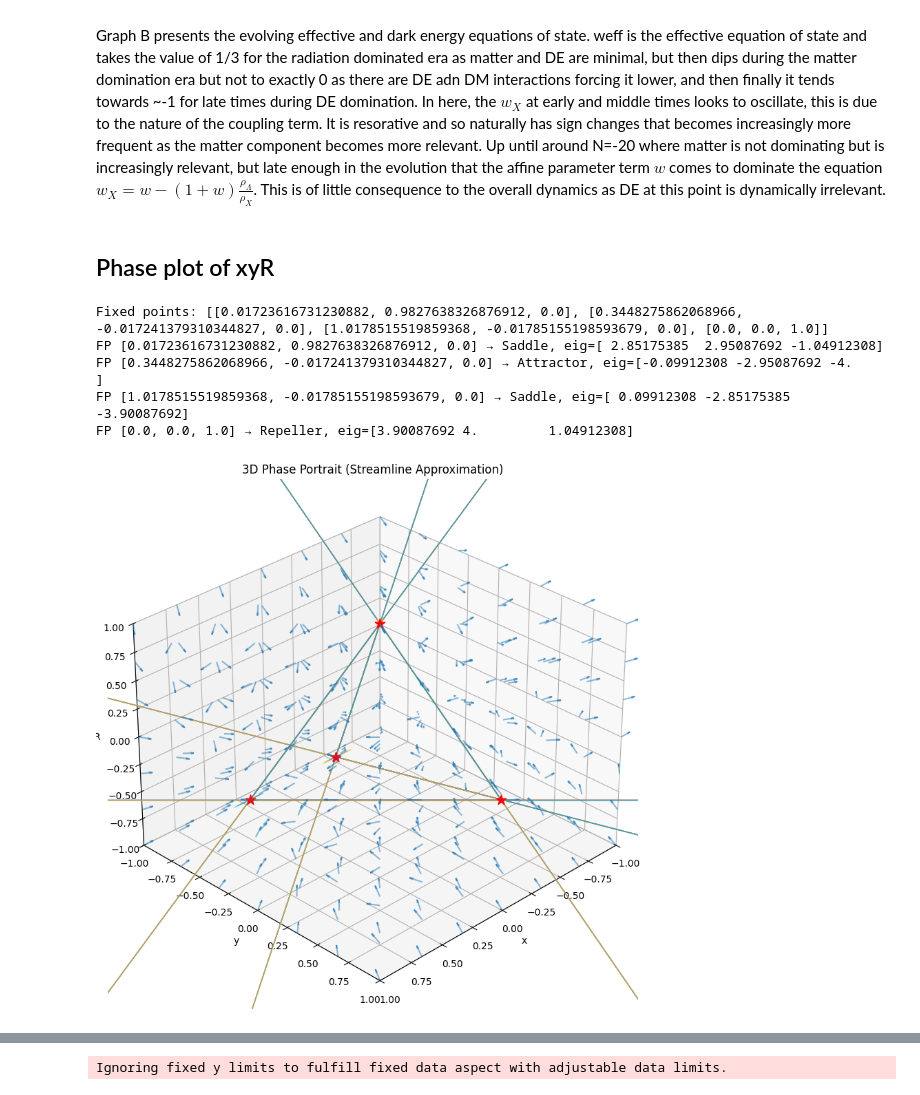
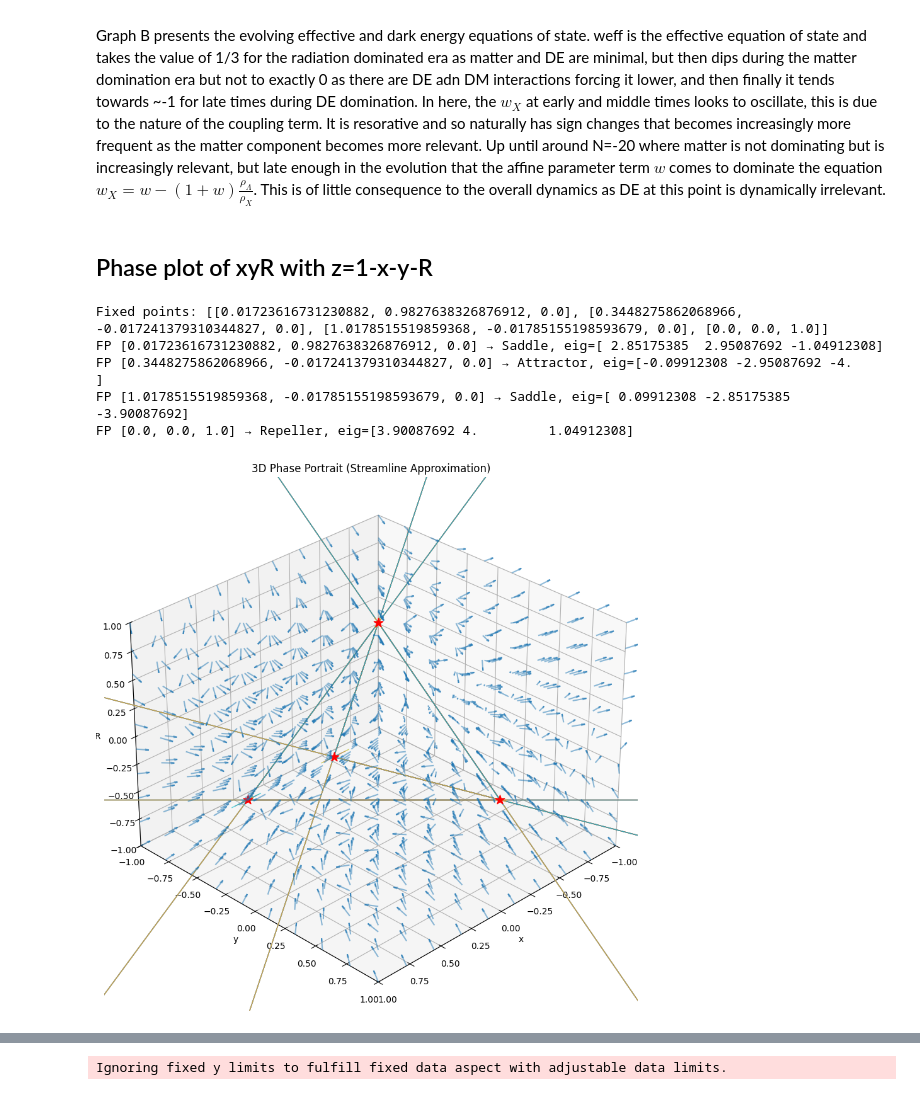
Before and after one commit to up2107120/Dynamical-systems-of-DE, a Jupyter notebook: Affine DE+DM liquid model.ipynb, the cells around one changed output, grey strips where cells are left out. Drawn from its saved outputs; the diff is of its cells as text; code cells hidden in the pictures.

```diff
--- a/Affine DE+DM liquid model.ipynb
+++ b/Affine DE+DM liquid model.ipynb
@@ -583,21 +1010,15 @@ Graph A shows the combined evolution of the radiation, matter and dynamical dark
 
 Graph B presents the evolving effective and dark energy equations of state. weff is the effective equation of state and takes the value of 1/3 for the radiation dominated era as matter and DE are minimal, but then dips during the matter domination era but not to exactly 0 as there are DE adn DM interactions forcing it lower, and then finally it tends towards ~-1 for late times during DE domination. In here, the $w_X$ at early and middle times looks to oscillate, this is due to the nature of the coupling term. It is resorative and so naturally has sign changes that becomes increasingly more frequent as the matter component becomes more relevant. Up until around N=-20 where matter is not dominating but is increasingly relevant, but late enough in the evolution that the affine parameter term $w$ comes to dominate the equation $w_X=w-(1+w)\frac{\rho_\Lambda}{\rho_X}$. This is of little consequence to the overall dynamics as DE at this point is dynamically irrelevant.
 # %% [markdown]
-## Phase plot of xyR
+## Phase plot of xyR with z=1-x-y-R
 # %%
 import numpy as np
 import matplotlib.pyplot as plt
 from scipy.integrate import solve_ivp
 import sympy as sp
 
-# -----------------------------
-# PARAMETERS
-# -----------------------------
 w, q = -0.95, 0.05
 
-# -----------------------------
-# SYSTEM
-# -----------------------------
 def system(t, vars):
     x, y, R = vars
 
@@ -607,31 +1028,22 @@ def system(t, vars):
 
     return [dx, dy, dR]
 
-# -----------------------------
-# TIME
-# -----------------------------
 simulationTime = np.linspace(0, -50, 2000)
 
-# -----------------------------
-# MAIN PLOT FUNCTION
-# -----------------------------
+
 def phase_plot_3D():
 
-    fig = plt.figure(figsize=(10,10))
+    fig = plt.figure(figsize=(11,11))
     ax = fig.add_subplot(111, projection='3d')
 
     ax.set_title("3D Phase Portrait (Streamline Approximation)")
     ax.set_xlabel("x")
     ax.set_ylabel("y")
     ax.set_zlabel("R")
-    # -----------------------------
-    # VECTOR FIELD (ARROWS)
-    # -----------------------------
-    grid_n = 7
 
-    xg = np.linspace(-1, 1, grid_n)
-    yg = np.linspace(-1, 1, grid_n)
-    Rg = np.linspace(-1, 1, grid_n)
+    xg = np.linspace(-1, 1, 10)
+    yg = np.linspace(-1, 1, 10)
+    Rg = np.linspace(-1, 1, 10)
 
     X, Y, Z = np.meshgrid(xg, yg, Rg)
 
@@ -639,9 +1051,9 @@ def phase_plot_3D():
     V = np.zeros_like(Y)
     W = np.zeros_like(Z)
 
-    for i in range(grid_n):
-        for j in range(grid_n):
-            for k in range(grid_n):
+    for i in range(len(xg)):
+        for j in range(len(xg)):
+            for k in range(len(xg)):
                 vec = system(0, [X[i,j,k], Y[i,j,k], Z[i,j,k]])
                 U[i,j,k], V[i,j,k], W[i,j,k] = vec
 
@@ -660,10 +1072,6 @@ def phase_plot_3D():
 
 
 
-
-    # -----------------------------
-    # SYMBOLIC FIXED POINTS
-    # -----------------------------
     x_FP, y_FP, R_FP = sp.symbols('x y R', real=True)
 
     f = 3*(1+w)*(x_FP**2 - x_FP) + 3*x_FP*y_FP + q*(1 - 2*y_FP - R_FP) + 4*x_FP*R_FP
@@ -688,9 +1096,6 @@ def phase_plot_3D():
 
     print("Fixed points:", FP)
 
-    # -----------------------------
-    # CLASSIFY
-    # -----------------------------
     def classify(eigvals):
         real = np.real(eigvals)
         if np.all(real < 0):
@@ -700,9 +1105,6 @@ def phase_plot_3D():
         else:
             return "Saddle"
 
-    # -----------------------------
-    # STREAMLINE-LIKE TRAJECTORIES
-    # -----------------------------
     for fp in FP:
 
         x_c, y_c, R_c = fp
@@ -716,9 +1118,7 @@ def phase_plot_3D():
 
         ax.scatter(x_c, y_c, R_c, color='red', s=120, marker='*')
 
-        # -----------------------------
-        # LOCAL STREAMLINES AROUND FP
-        # -----------------------------
+
         delta = 0.02
 
         for i in range(3):
@@ -738,35 +1138,31 @@ def phase_plot_3D():
                         sol = solve_ivp(
                             system,
                             t_span,
                             x_start,
                             t_eval=np.linspace(t_span[0], t_span[1], 300),
                             rtol=1e-6,
                             atol=1e-6
                         )
 
                         ax.plot(
                             sol.y[0],
                             sol.y[1],
                             sol.y[2],
                             linewidth=1,
                             alpha=0.7
                         )
 
     ax.set_xlim([-1,1])
     ax.set_ylim([-1,1])
     ax.set_zlim([-1,1])
     ax.view_init(elev=30, azim=45)
     plt.show()
 
-
-# -----------------------------
-# RUN
-# -----------------------------
 phase_plot_3D()
 # %% [output]
 Fixed points: [[0.01723616731230882, 0.9827638326876912, 0.0], [0.3448275862068966, -0.017241379310344827, 0.0], [1.0178515519859368, -0.01785155198593679, 0.0], [0.0, 0.0, 1.0]]
 FP [0.01723616731230882, 0.9827638326876912, 0.0] → Saddle, eig=[ 2.85175385  2.95087692 -1.04912308]
 FP [0.3448275862068966, -0.017241379310344827, 0.0] → Attractor, eig=[-0.09912308 -2.95087692 -4.        ]
 FP [1.0178515519859368, -0.01785155198593679, 0.0] → Saddle, eig=[ 0.09912308 -2.85175385 -3.90087692]
 FP [0.0, 0.0, 1.0] → Repeller, eig=[3.90087692 4.         1.04912308]
-[figure, old version]
+[figure, new version]
```
Also changed, not shown: parts of 14 cells of this notebook.
